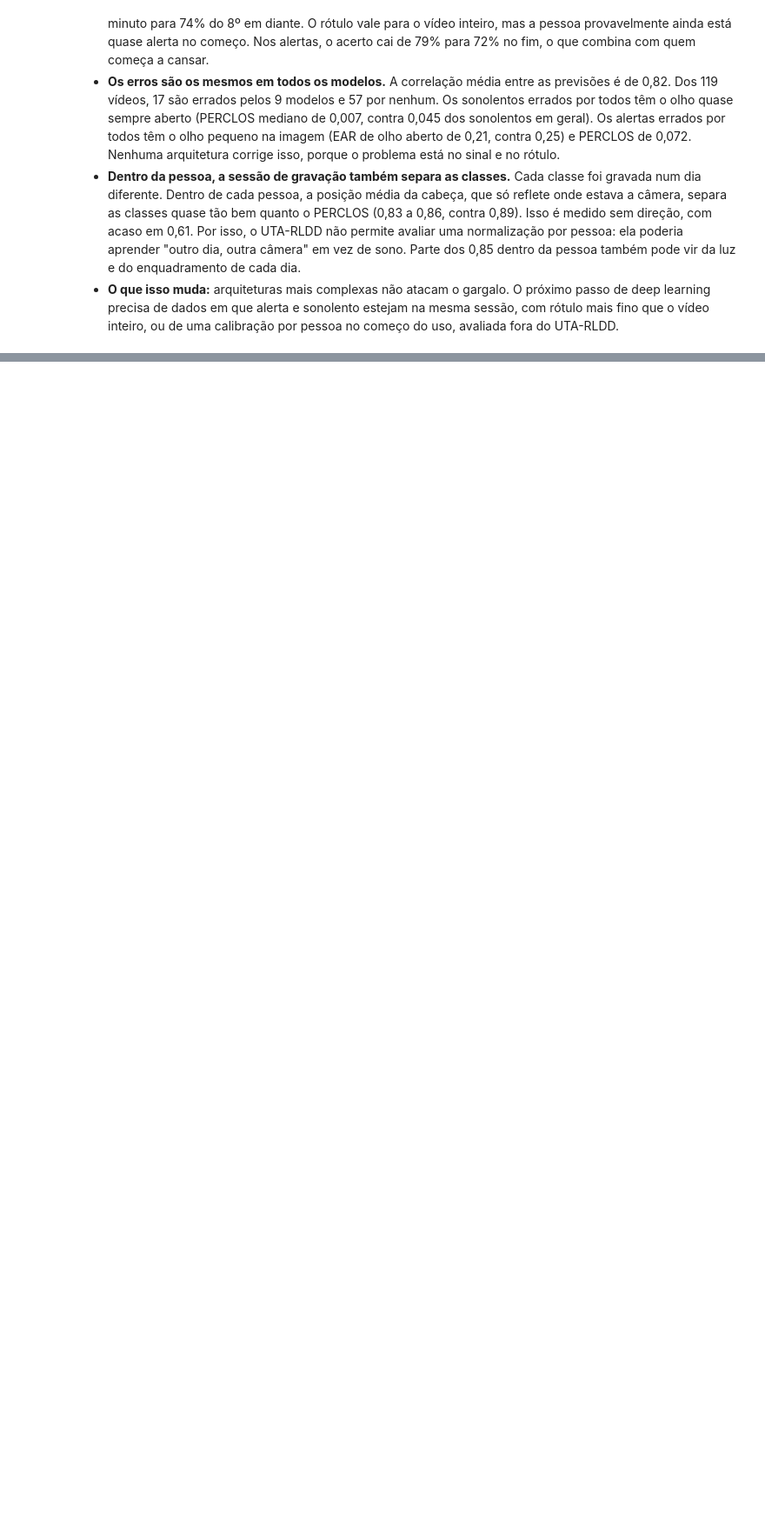
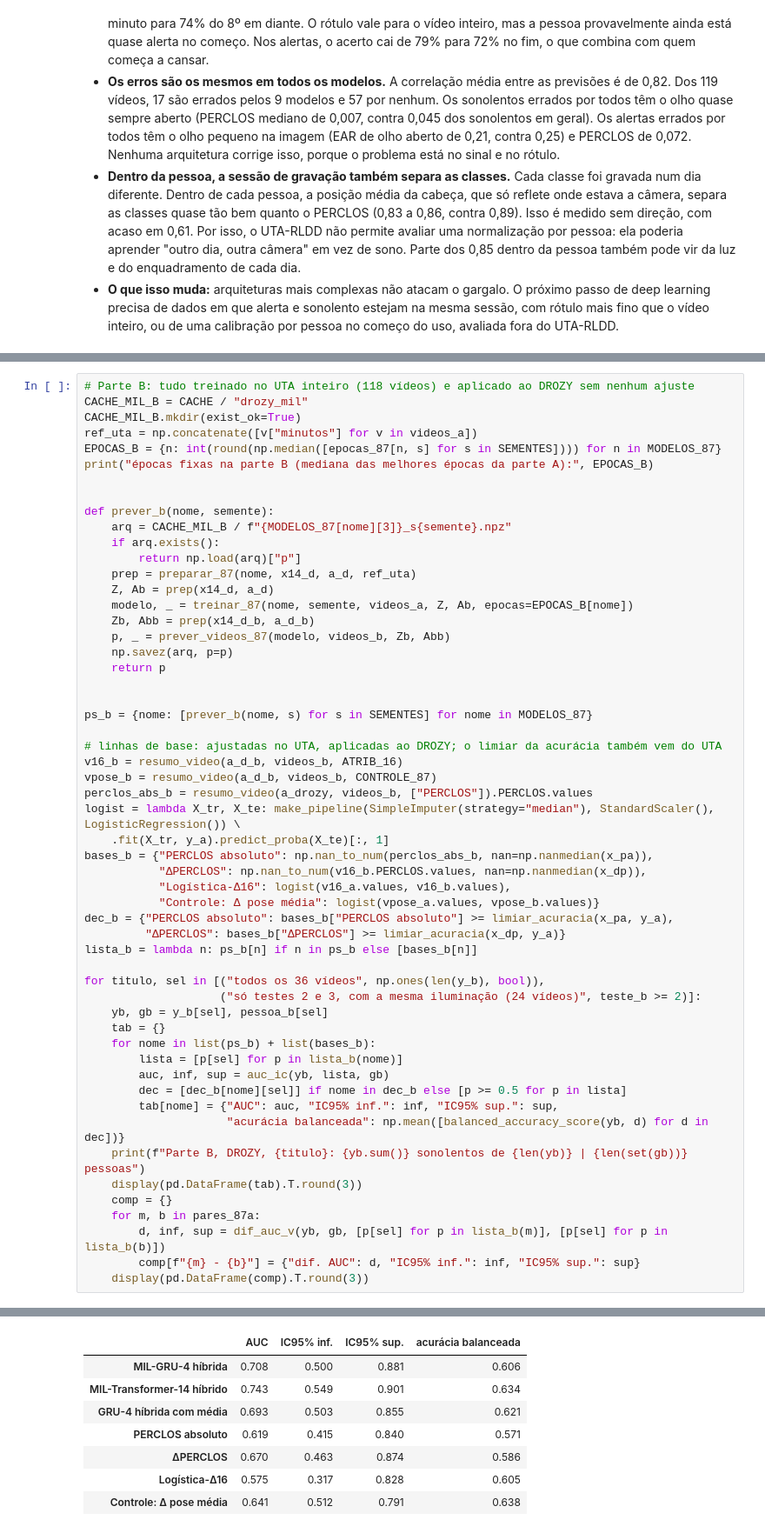
Before and after one commit to rcapozzielli/entrega_final_InsperAI_Wakely, a Jupyter notebook: wakely.ipynb, the cells around one changed output, grey strips where cells are left out. Shown at 87% size. Cells and saved outputs as stored; diff of their text form; blank space fills up the shorter version.

```diff
--- a/wakely.ipynb
+++ b/wakely.ipynb
@@ -3256,0 +3847,56 @@ separação sem direção: max(AUC, 1 - AUC) em cada pessoa
+# %%
+# Parte B: tudo treinado no UTA inteiro (118 vídeos) e aplicado ao DROZY sem nenhum ajuste
+CACHE_MIL_B = CACHE / "drozy_mil"
+CACHE_MIL_B.mkdir(exist_ok=True)
+ref_uta = np.concatenate([v["minutos"] for v in videos_a])
+EPOCAS_B = {n: int(round(np.median([epocas_87[n, s] for s in SEMENTES]))) for n in MODELOS_87}
+print("épocas fixas na parte B (mediana das melhores épocas da parte A):", EPOCAS_B)
+
+
+def prever_b(nome, semente):
+    arq = CACHE_MIL_B / f"{MODELOS_87[nome][3]}_s{semente}.npz"
+    if arq.exists():
+        return np.load(arq)["p"]
+    prep = preparar_87(nome, x14_d, a_d, ref_uta)
+    Z, Ab = prep(x14_d, a_d)
+    modelo, _ = treinar_87(nome, semente, videos_a, Z, Ab, epocas=EPOCAS_B[nome])
+    Zb, Abb = prep(x14_d_b, a_d_b)
+    p, _ = prever_videos_87(modelo, videos_b, Zb, Abb)
+    np.savez(arq, p=p)
+    return p
+
+
+ps_b = {nome: [prever_b(nome, s) for s in SEMENTES] for nome in MODELOS_87}
+
+# linhas de base: ajustadas no UTA, aplicadas ao DROZY; o limiar da acurácia também vem do UTA
+v16_b = resumo_video(a_d_b, videos_b, ATRIB_16)
+vpose_b = resumo_video(a_d_b, videos_b, CONTROLE_87)
+perclos_abs_b = resumo_video(a_drozy, videos_b, ["PERCLOS"]).PERCLOS.values
+logist = lambda X_tr, X_te: make_pipeline(SimpleImputer(strategy="median"), StandardScaler(), LogisticRegression()) \
+    .fit(X_tr, y_a).predict_proba(X_te)[:, 1]
+bases_b = {"PERCLOS absoluto": np.nan_to_num(perclos_abs_b, nan=np.nanmedian(x_pa)),
+           "ΔPERCLOS": np.nan_to_num(v16_b.PERCLOS.values, nan=np.nanmedian(x_dp)),
+           "Logística-Δ16": logist(v16_a.values, v16_b.values),
+           "Controle: Δ pose média": logist(vpose_a.values, vpose_b.values)}
+dec_b = {"PERCLOS absoluto": bases_b["PERCLOS absoluto"] >= limiar_acuracia(x_pa, y_a),
+         "ΔPERCLOS": bases_b["ΔPERCLOS"] >= limiar_acuracia(x_dp, y_a)}
+lista_b = lambda n: ps_b[n] if n in ps_b else [bases_b[n]]
+
+for titulo, sel in [("todos os 36 vídeos", np.ones(len(y_b), bool)),
+                    ("só testes 2 e 3, com a mesma iluminação (24 vídeos)", teste_b >= 2)]:
+    yb, gb = y_b[sel], pessoa_b[sel]
+    tab = {}
+    for nome in list(ps_b) + list(bases_b):
+        lista = [p[sel] for p in lista_b(nome)]
+        auc, inf, sup = auc_ic(yb, lista, gb)
+        dec = [dec_b[nome][sel]] if nome in dec_b else [p >= 0.5 for p in lista]
+        tab[nome] = {"AUC": auc, "IC95% inf.": inf, "IC95% sup.": sup,
+                     "acurácia balanceada": np.mean([balanced_accuracy_score(yb, d) for d in dec])}
+    print(f"Parte B, DROZY, {titulo}: {yb.sum()} sonolentos de {len(yb)} | {len(set(gb))} pessoas")
+    display(pd.DataFrame(tab).T.round(3))
+    comp = {}
+    for m, b in pares_87a:
+        d, inf, sup = dif_auc_v(yb, gb, [p[sel] for p in lista_b(m)], [p[sel] for p in lista_b(b)])
+        comp[f"{m} - {b}"] = {"dif. AUC": d, "IC95% inf.": inf, "IC95% sup.": sup}
+    display(pd.DataFrame(comp).T.round(3))
+# %% [output]
@@ -3256,0 +3905,8 @@ separação sem direção: max(AUC, 1 - AUC) em cada pessoa
+|  | AUC | IC95% inf. | IC95% sup. | acurácia balanceada |
+| MIL-GRU-4 híbrida | 0.708 | 0.500 | 0.881 | 0.606 |
+| MIL-Transformer-14 híbrido | 0.743 | 0.549 | 0.901 | 0.634 |
+| GRU-4 híbrida com média | 0.693 | 0.503 | 0.855 | 0.621 |
+| PERCLOS absoluto | 0.619 | 0.415 | 0.840 | 0.571 |
+| ΔPERCLOS | 0.670 | 0.463 | 0.874 | 0.586 |
+| Logística-Δ16 | 0.575 | 0.317 | 0.828 | 0.605 |
+| Controle: Δ pose média | 0.641 | 0.512 | 0.791 | 0.638 |
```
Also changed, not shown: parts of 14 cells of this notebook, 2 other files.
